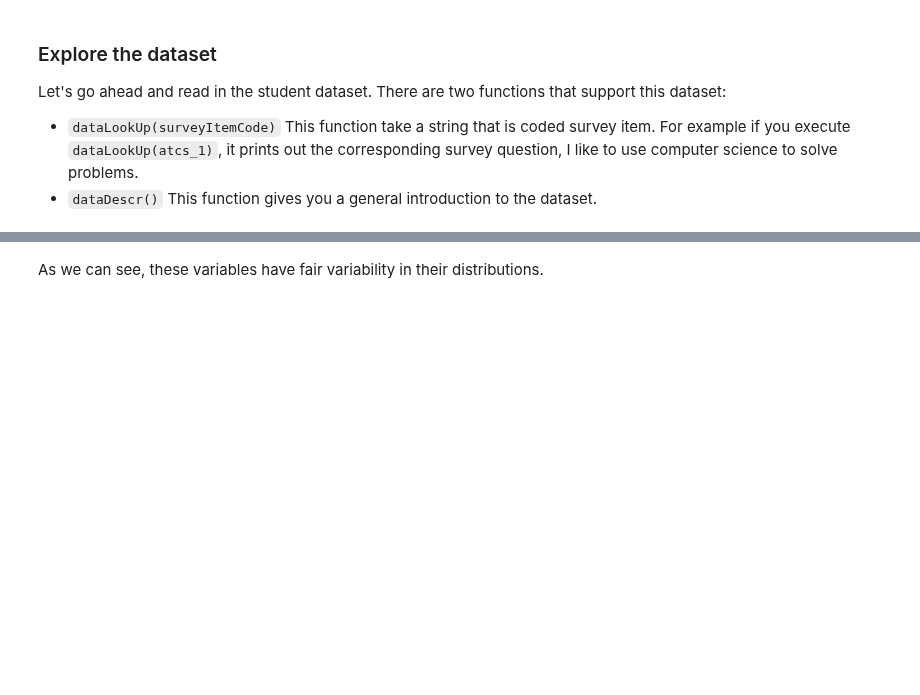
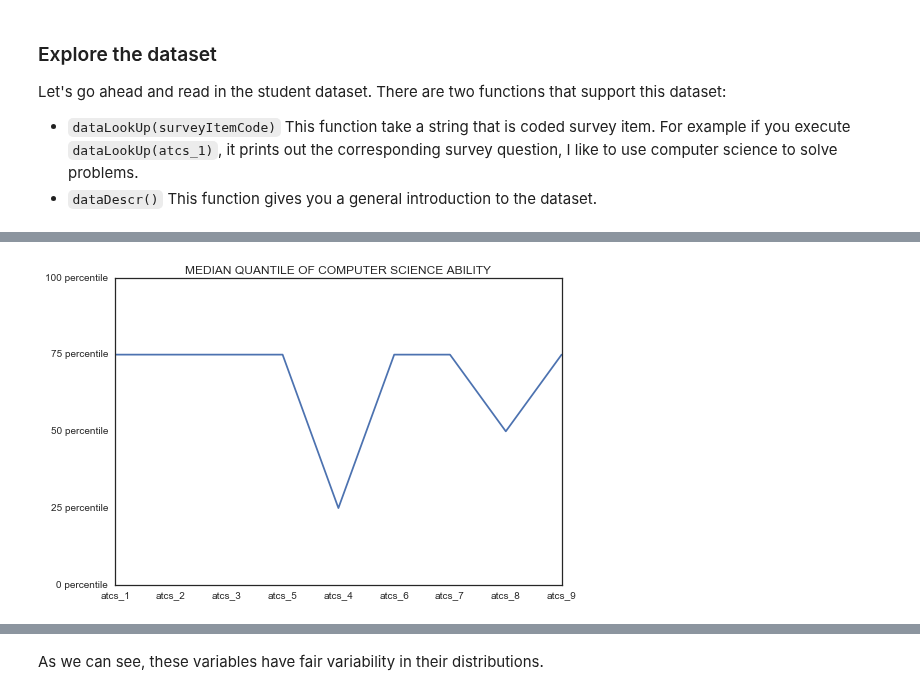
Before and after one commit to omoju/IntroCSExperiencePrediction, a Jupyter notebook: genderedCSExperience.ipynb, the cells around one changed output, grey strips where cells are left out. Saved outputs shown, nothing was run; the diff lists cells and outputs as text; code cells hidden in the pictures; blank space fills up the shorter version.

Commit message:
feat: [notebook] Quantile plots

```diff
--- a/genderedCSExperience.ipynb
+++ b/genderedCSExperience.ipynb
@@ -71,7 +97,7 @@ def preprocess_features(X):
             col_data = pd.get_dummies(col_data, prefix=col)
 
         outX = outX.join(col_data)  # collect column(s) in output dataframe
-        outX.fillna(0, inplace=True) # make sure all NaN <missing> values are set to 0
+        outX.fillna(-1, inplace=True) # make sure all NaN <missing> values are set to 0
 
     return outX
 # %%
@@ -132,3 +179,13 @@ dataset[atcs].quantile(0.50)
+# %%
+dataset[atcs].quantile(0.50).plot();
+y = np.arange(0,1.1,0.25)
+labels = ['{} percentile'.format(int(i*100)) for i in y]
+pyplt.yticks(y, labels)
+
+pyplt.title('MEDIAN QUANTILE OF COMPUTER SCIENCE ABILITY')
+pyplt.savefig('report/figures/atcs_median_quantile.pdf', dpi=100)
+# %% [output]
+[figure, added]
 # %%
 dataset[atct].plot(kind='kde')
 
```
Also changed, not shown: parts of 25 cells of this notebook, 10 other files.
